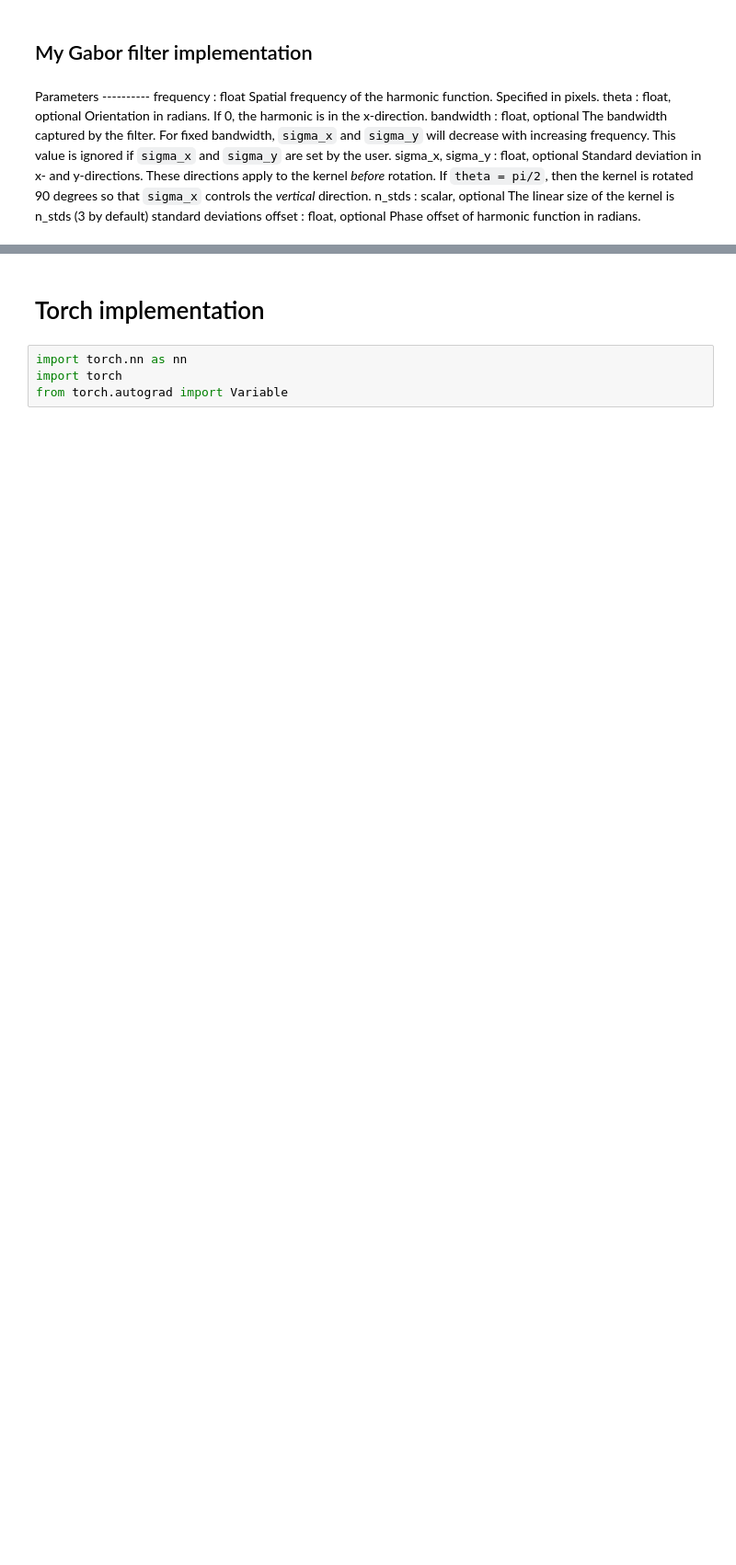
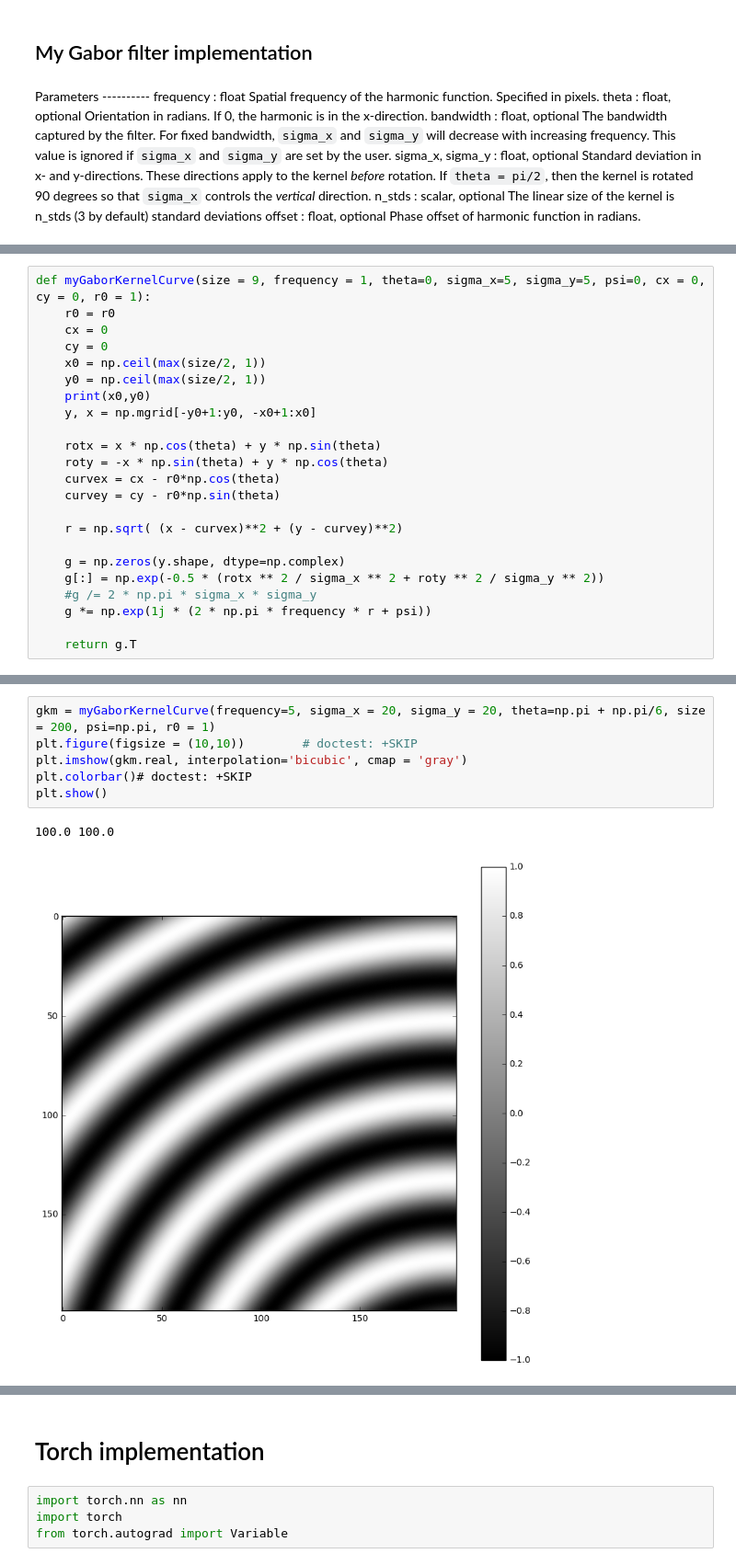
Before and after one commit to iKintosh/GaborNet, a Jupyter notebook: GaborFilter and GaborNet implementation .ipynb, the cells around one changed output, grey strips where cells are left out. Shown at 92% size. Drawn from its saved outputs; the diff is of its cells as text; blank space fills up the shorter version.

```diff
--- a/GaborFilter and GaborNet implementation .ipynb
+++ b/GaborFilter and GaborNet implementation .ipynb
@@ -81,6 +81,29 @@ def myGaborKernel(size = 9, frequency = 1, theta=0, sigma_x=5, sigma_y=5, psi=0)
     g *= np.exp(1j * (2 * np.pi * frequency * rotx + psi))
 
     return g
+# %%
+def myGaborKernelCurve(size = 9, frequency = 1, theta=0, sigma_x=5, sigma_y=5, psi=0, cx = 0, cy = 0, r0 = 1):
+    r0 = r0
+    cx = 0
+    cy = 0
+    x0 = np.ceil(max(size/2, 1))
+    y0 = np.ceil(max(size/2, 1))
+    print(x0,y0)
+    y, x = np.mgrid[-y0+1:y0, -x0+1:x0]
+
+    rotx = x * np.cos(theta) + y * np.sin(theta)
+    roty = -x * np.sin(theta) + y * np.cos(theta)
+    curvex = cx - r0*np.cos(theta)
+    curvey = cy - r0*np.sin(theta)
+
+    r = np.sqrt( (x - curvex)**2 + (y - curvey)**2)
+
+    g = np.zeros(y.shape, dtype=np.complex)
+    g[:] = np.exp(-0.5 * (rotx ** 2 / sigma_x ** 2 + roty ** 2 / sigma_y ** 2))
+    #g /= 2 * np.pi * sigma_x * sigma_y
+    g *= np.exp(1j * (2 * np.pi * frequency * r + psi))
+
+    return g.T
 # %%
 
 >>> from skimage.filters import gabor_kernel
@@ -110,0 +133,9 @@ io.show()
+# %%
+gkm = myGaborKernelCurve(frequency=5, sigma_x = 20, sigma_y = 20, theta=np.pi + np.pi/6, size = 200, psi=np.pi, r0 = 1)
+plt.figure(figsize = (10,10))        # doctest: +SKIP
+plt.imshow(gkm.real, interpolation='bicubic', cmap = 'gray')
+plt.colorbar()# doctest: +SKIP
+plt.show()
+# %% [output]
+100.0 100.0
+[figure, added]
```
Also changed, not shown: parts of 31 cells of this notebook, 8 other files.
